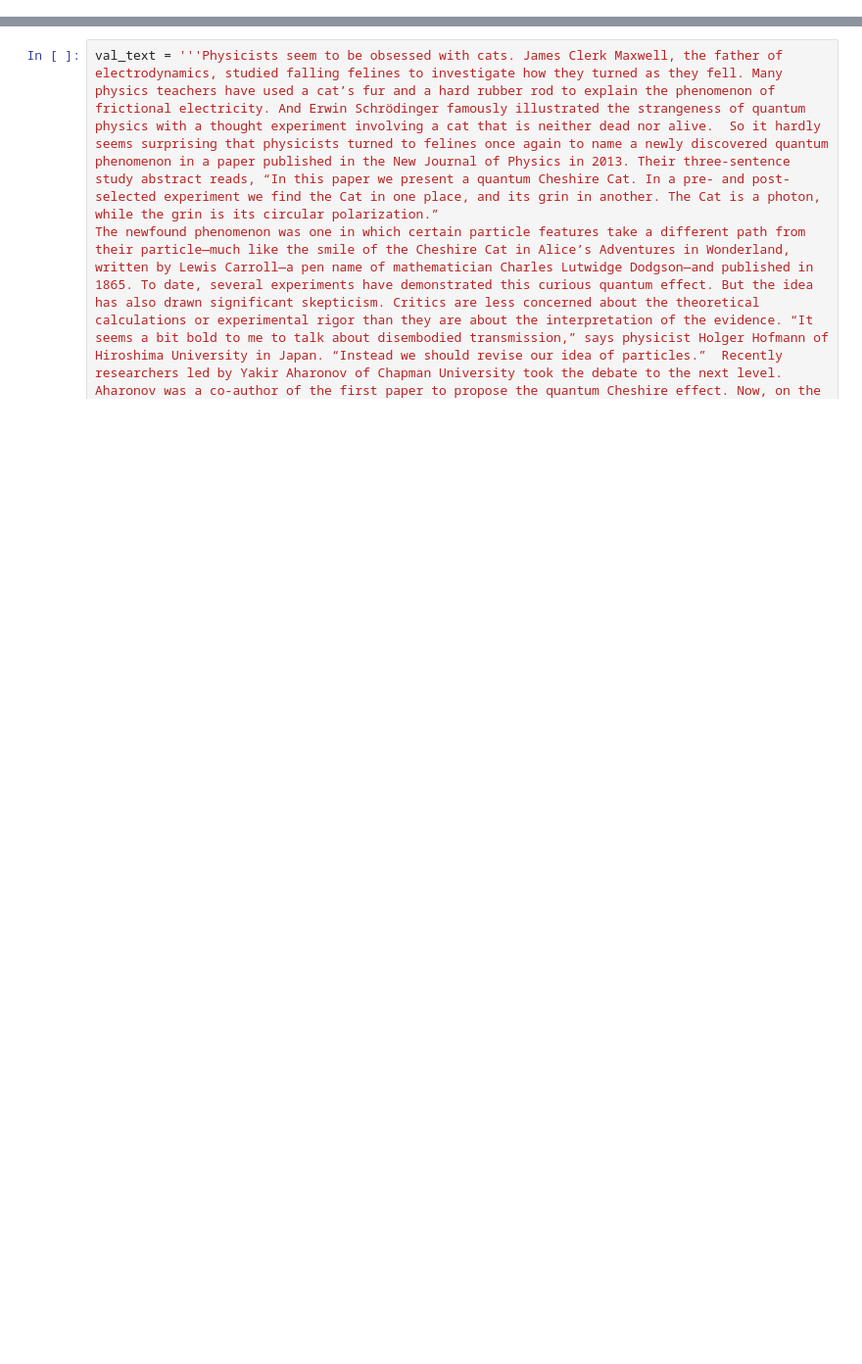
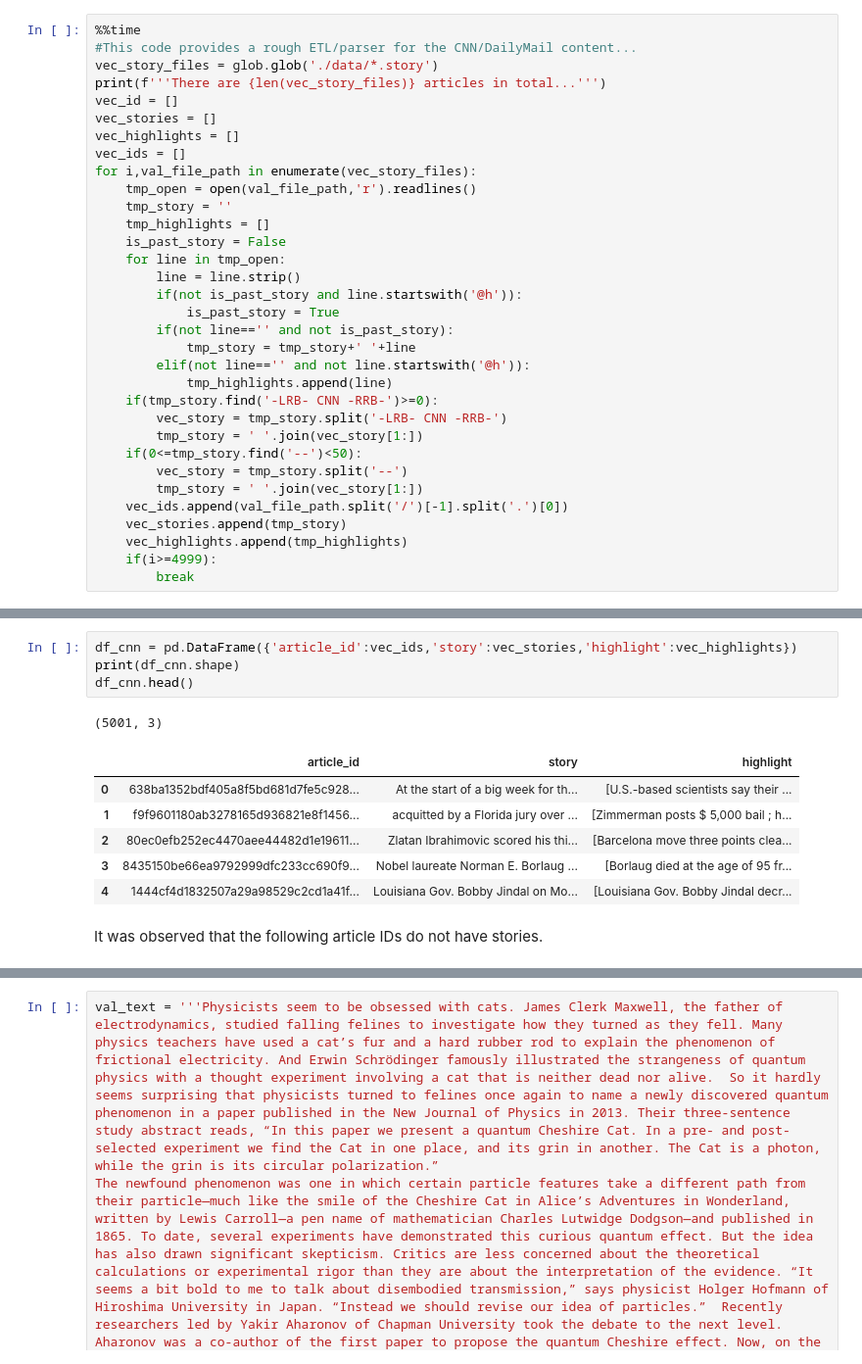
Before and after one commit to JIVJGFJZKF/luhn, a Jupyter notebook: luhn.ipynb, the cells around one changed output, grey strips where cells are left out. Shown: that part at 98% size. Cells and saved outputs as stored; diff of their text form; blank space fills up the shorter version.

```diff
--- a/luhn.ipynb
+++ b/luhn.ipynb
@@ -27,0 +258,33 @@ def scrape_page_wikipedia(val_url):
+# %%
+%%time
+#This code provides a rough ETL/parser for the CNN/DailyMail content...
+vec_story_files = glob.glob('./data/*.story')
+print(f'''There are {len(vec_story_files)} articles in total...''')
+vec_id = []
+vec_stories = []
+vec_highlights = []
+vec_ids = []
+for i,val_file_path in enumerate(vec_story_files):
+    tmp_open = open(val_file_path,'r').readlines()
+    tmp_story = ''
+    tmp_highlights = []
+    is_past_story = False
+    for line in tmp_open:
+        line = line.strip()
+        if(not is_past_story and line.startswith('@h')):
+            is_past_story = True
+        if(not line=='' and not is_past_story):
+            tmp_story = tmp_story+' '+line
+        elif(not line=='' and not line.startswith('@h')):
+            tmp_highlights.append(line)
+    if(tmp_story.find('-LRB- CNN -RRB-')>=0):
+        vec_story = tmp_story.split('-LRB- CNN -RRB-')
+        tmp_story = ' '.join(vec_story[1:])
+    if(0<=tmp_story.find('--')<50):
+        vec_story = tmp_story.split('--')
+        tmp_story = ' '.join(vec_story[1:])
+    vec_ids.append(val_file_path.split('/')[-1].split('.')[0])
+    vec_stories.append(tmp_story)
+    vec_highlights.append(tmp_highlights)
+    if(i>=4999):
+        break
@@ -27,0 +295,14 @@ def scrape_page_wikipedia(val_url):
+# %%
+df_cnn = pd.DataFrame({'article_id':vec_ids,'story':vec_stories,'highlight':vec_highlights})
+print(df_cnn.shape)
+df_cnn.head()
+# %% [output]
+(5001, 3)
+|  | article_id | story | highlight |
+| 0 | 638ba1352bdf405a8f5bd681d7fe5c928... | At the start of a big week for th... | [U.S.-based scientists say their ... |
+| 1 | f9f9601180ab3278165d936821e8f1456... | acquitted by a Florida jury over ... | [Zimmerman posts $ 5,000 bail ; h... |
+| 2 | 80ec0efb252ec4470aee44482d1e19611... | Zlatan Ibrahimovic scored his thi... | [Barcelona move three points clea... |
+| 3 | 8435150be66ea9792999dfc233cc690f9... | Nobel laureate Norman E. Borlaug ... | [Borlaug died at the age of 95 fr... |
+| 4 | 1444cf4d1832507a29a98529c2cd1a41f... | Louisiana Gov. Bobby Jindal on Mo... | [Louisiana Gov. Bobby Jindal decr... |
+# %% [markdown]
+It was observed that the following article IDs do not have stories.
```
Also changed, not shown: parts of 82 cells of this notebook.
